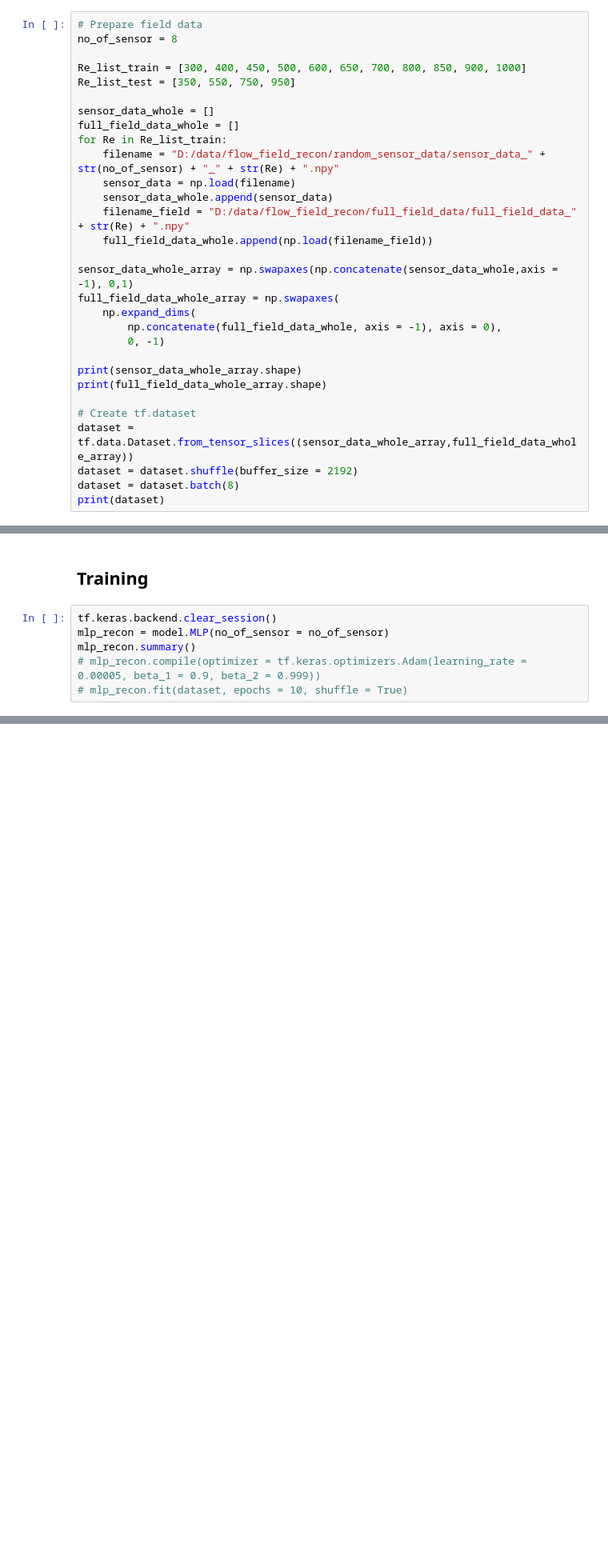
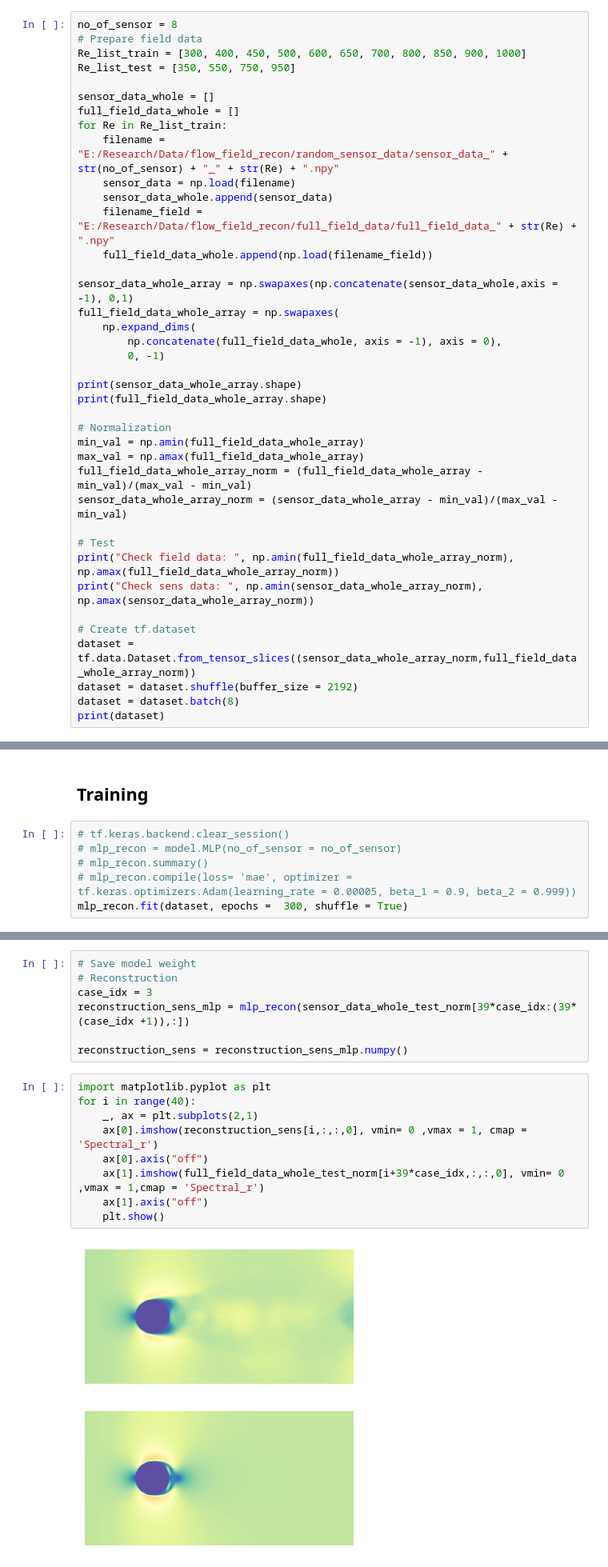
Before and after one commit to hphong1990/flrnet, a Jupyter notebook: MLP.ipynb, the cells around one changed output, grey strips where cells are left out. Shown at 80% size. Saved outputs shown, nothing was run; the diff lists cells and outputs as text; blank space fills up the shorter version.

Commit message:
baseline_model_training

```diff
--- a/MLP.ipynb
+++ b/MLP.ipynb
@@ -8,19 +8,18 @@ import baseline_model as model
 # %% [markdown]
 ## Data preparation
 # %%
+no_of_sensor = 8
 # Prepare field data
-no_of_sensor = 8
-
 Re_list_train = [300, 400, 450, 500, 600, 650, 700, 800, 850, 900, 1000]
 Re_list_test = [350, 550, 750, 950]
 
 sensor_data_whole = []
 full_field_data_whole = []
 for Re in Re_list_train:
-    filename = "D:/data/flow_field_recon/random_sensor_data/sensor_data_" + str(no_of_sensor) + "_" + str(Re) + ".npy"
+    filename = "E:/Research/Data/flow_field_recon/random_sensor_data/sensor_data_" + str(no_of_sensor) + "_" + str(Re) + ".npy"
     sensor_data = np.load(filename)
     sensor_data_whole.append(sensor_data)
-    filename_field = "D:/data/flow_field_recon/full_field_data/full_field_data_" + str(Re) + ".npy"
+    filename_field = "E:/Research/Data/flow_field_recon/full_field_data/full_field_data_" + str(Re) + ".npy"
     full_field_data_whole.append(np.load(filename_field))
 
 sensor_data_whole_array = np.swapaxes(np.concatenate(sensor_data_whole,axis = -1), 0,1)
@@ -32,8 +31,18 @@ full_field_data_whole_array = np.swapaxes(
 print(sensor_data_whole_array.shape)
 print(full_field_data_whole_array.shape)
 
+# Normalization
+min_val = np.amin(full_field_data_whole_array)
+max_val = np.amax(full_field_data_whole_array)
+full_field_data_whole_array_norm = (full_field_data_whole_array - min_val)/(max_val - min_val)
+sensor_data_whole_array_norm = (sensor_data_whole_array - min_val)/(max_val - min_val)
+
+# Test
+print("Check field data: ", np.amin(full_field_data_whole_array_norm), np.amax(full_field_data_whole_array_norm))
+print("Check sens data: ", np.amin(sensor_data_whole_array_norm), np.amax(sensor_data_whole_array_norm))
+
 # Create tf.dataset
-dataset = tf.data.Dataset.from_tensor_slices((sensor_data_whole_array,full_field_data_whole_array))
+dataset = tf.data.Dataset.from_tensor_slices((sensor_data_whole_array_norm,full_field_data_whole_array_norm))
 dataset = dataset.shuffle(buffer_size = 2192)
 dataset = dataset.batch(8)
 print(dataset)
@@ -40,9 +55,9 @@ print(dataset)
 # %% [markdown]
 ## Training
 # %%
-tf.keras.backend.clear_session()
-mlp_recon = model.MLP(no_of_sensor = no_of_sensor)
-mlp_recon.summary()
-# mlp_recon.compile(optimizer = tf.keras.optimizers.Adam(learning_rate = 0.00005, beta_1 = 0.9, beta_2 = 0.999))
-# mlp_recon.fit(dataset, epochs = 10, shuffle = True)
+# tf.keras.backend.clear_session()
+# mlp_recon = model.MLP(no_of_sensor = no_of_sensor)
+# mlp_recon.summary()
+# mlp_recon.compile(loss= 'mae', optimizer = tf.keras.optimizers.Adam(learning_rate = 0.00005, beta_1 = 0.9, beta_2 = 0.999))
+mlp_recon.fit(dataset, epochs =  300, shuffle = True)
 # %% [output]
@@ -69,0 +120,18 @@ _________________________________________________________________
+# %%
+# Save model weight
+# Reconstruction
+case_idx = 3
+reconstruction_sens_mlp = mlp_recon(sensor_data_whole_test_norm[39*case_idx:(39*(case_idx +1)),:])
+
+reconstruction_sens = reconstruction_sens_mlp.numpy()
+# %%
+import matplotlib.pyplot as plt
+for i in range(40):
+    _, ax = plt.subplots(2,1)
+    ax[0].imshow(reconstruction_sens[i,:,:,0], vmin= 0 ,vmax = 1, cmap = 'Spectral_r')
+    ax[0].axis("off")
+    ax[1].imshow(full_field_data_whole_test_norm[i+39*case_idx,:,:,0], vmin= 0 ,vmax = 1,cmap = 'Spectral_r')
+    ax[1].axis("off")
+    plt.show()
+# %% [output]
+[figure, added]
```
Also changed, not shown: parts of 6 cells of this notebook, 2 other files.
